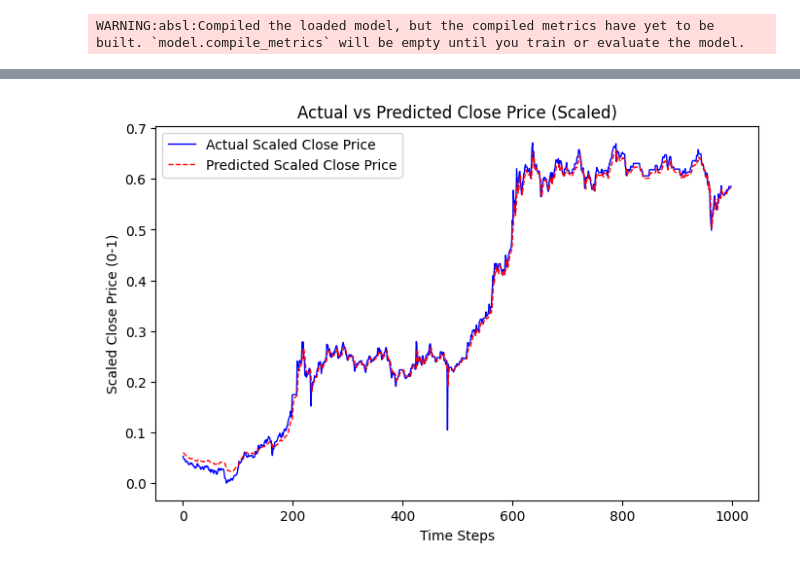
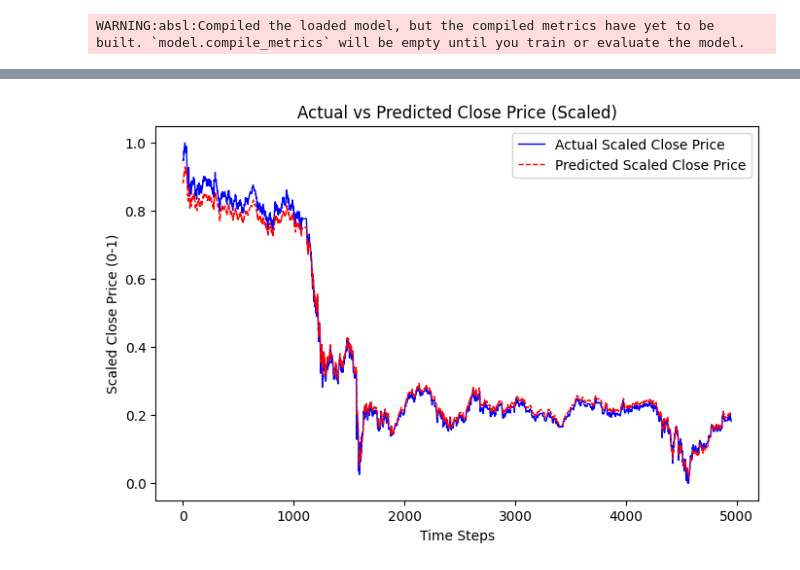
Before and after one commit to chiranjivikeshav/backtest-and-risk-assessment, a Jupyter notebook: notebooks/test_model.ipynb, the cells around one changed output, grey strips where cells are left out. Saved outputs shown, nothing was run; the diff lists cells and outputs as text; code cells hidden in the pictures.

```diff
--- a/notebooks/test_model.ipynb
+++ b/notebooks/test_model.ipynb
@@ -56,11 +18,0 @@ X_test_seq shape: (4951, 50, 5)
-# %%
-# Extract Y_test_seq (actual Close prices for the next time step)
-Y_test_seq = []
-for i in range(len(Y_test) - time_steps):
-    Y_test_seq.append(Y_test[i + time_steps])  # Next Close price
-
-# Convert to NumPy array
-Y_test_seq = np.array(Y_test_seq)
-
-print("✅ Y_test_seq created!")
-print("Y_test_seq shape:", Y_test_seq.shape)  # Should be (samples,)
@@ -70,0 +19,17 @@ Y_test_seq shape: (4951,)
+# %%
+# Define time step (e.g., use the past 50 timesteps to predict the next one)
+time_steps = 50
+
+# Create sequences
+X_seq, Y_seq = [], []
+for i in range(len(X) - time_steps):
+    X_seq.append(X[i:i+time_steps])  # 50 time steps as input
+    Y_seq.append(Y[i+time_steps])    # The next "Close" price as output
+
+# Convert to NumPy arrays
+X_seq, Y_seq = np.array(X_seq), np.array(Y_seq)
+Y_seq = Y_seq.reshape(-1, 1)
+
+print("Data reshaping for LSTM completed!")
+print("X_seq shape:", X_seq.shape)  # Should be (samples, time_steps, features)
+print("Y_seq shape:", Y_seq.shape)  # Should be (samples,)
@@ -71,9 +40,6 @@ Y_test_seq shape: (4951,)
 # %%
 # Predict Close prices
-test_predictions = model.predict(X_test_seq)
+test_predictions = model.predict(X_seq)
 
-# Ensure predictions are reshaped correctly
-test_predictions = test_predictions.reshape(-1, 1)  # Convert to 2D array
-
-print("✅ Predictions completed!")
+print("Predictions completed!")
 # %% [output]
@@ -82,20 +48,16 @@ print("✅ Predictions completed!")
 # %%
 # plot the given Raw Y_test_seq values and Raw Model Predictions:
 
-import numpy as np
 import matplotlib.pyplot as plt
 
 # Plot the data
 plt.figure(figsize=(8, 5))
-plt.plot(Y_test_seq[:1000], label="Actual Scaled Close Price", color="blue", linewidth=1)
-plt.plot(test_predictions[:1000], label="Predicted Scaled Close Price", color="red", linestyle="dashed", linewidth=1)
-# Labels and title
+plt.plot(Y_seq[:], label="Actual Scaled Close Price", color="blue", linewidth=1)
+plt.plot(test_predictions[:], label="Predicted Scaled Close Price", color="red", linestyle="dashed", linewidth=1)
 plt.xlabel("Time Steps")
 plt.ylabel("Scaled Close Price (0-1)")
 plt.legend()
 plt.title("Actual vs Predicted Close Price (Scaled)")
-
-# Show the plot
 plt.show()
 # %% [output]
-[figure, old version]
+[figure, new version]
```
Also changed, not shown: parts of 9 cells of this notebook, 7 other files.
